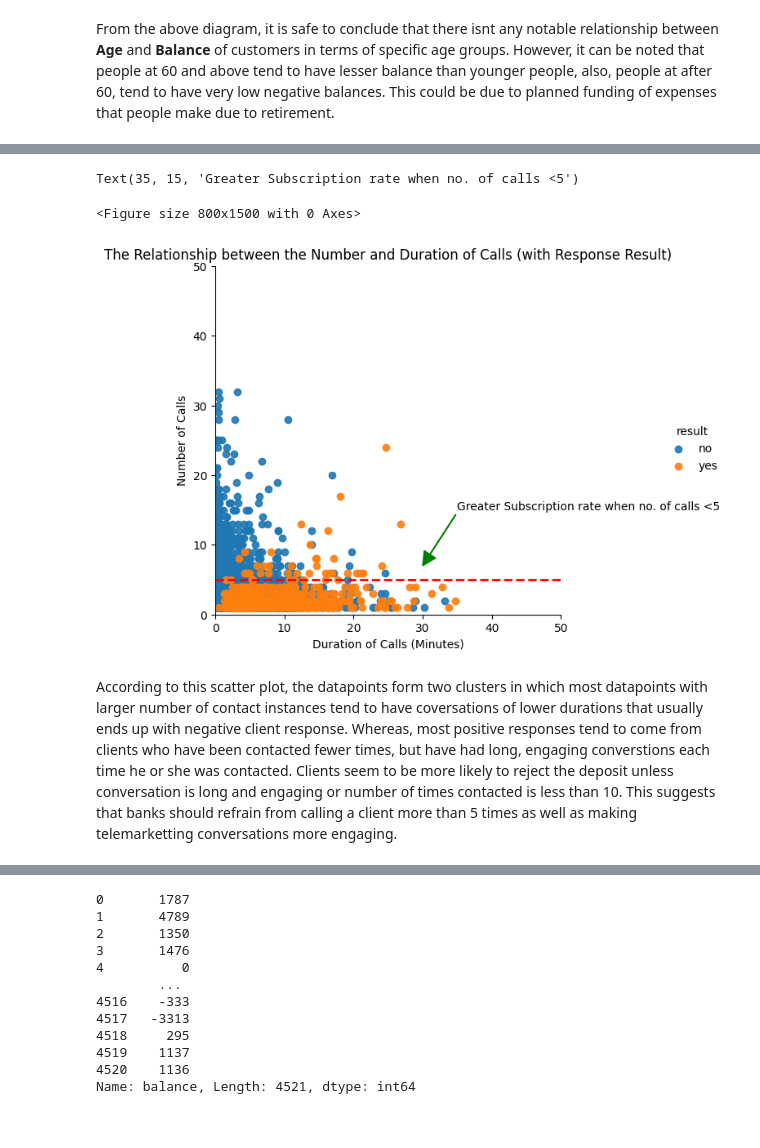
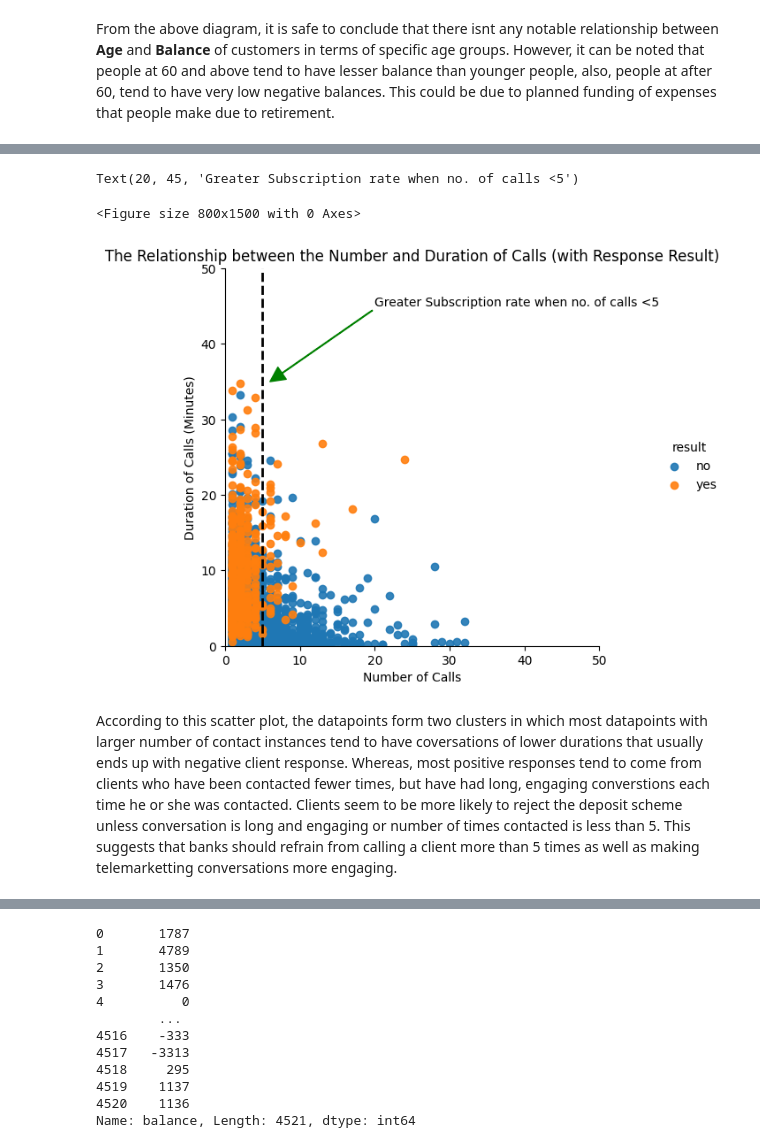
Before and after one commit to noorraghib12/BlockStakML-Raghib-Noor, a Jupyter notebook: BLOCK_STAK_ML.ipynb, the cells around one changed output, grey strips where cells are left out. Saved outputs shown, nothing was run; the diff lists cells and outputs as text; code cells hidden in the pictures.

```diff
--- a/BLOCK_STAK_ML.ipynb
+++ b/BLOCK_STAK_ML.ipynb
@@ -5,7 +5,7 @@ import seaborn as sns
 import matplotlib.pyplot as plt
 import numpy as np
 # %%
-df=pd.read_csv("F:\\blocstak_data.csv")
+df=pd.read_csv("blocstak_data.csv")
 # %% [markdown]
 There are **4521** datapoints in this dataset. The dataset is highly imbalanced with **y**'s ratio of unique values being **0.88: 0.12**
 # %%
@@ -157,19 +295,19 @@ From the above diagram, it is safe to conclude that there isnt any notable relat
 # %%
 plt.figure(figsize=(8,15))
-sns.lmplot(x='duration',y='campaign',data=df,hue='result',fit_reg=False,height=5,scatter_kws={'alpha':0.9})
+sns.lmplot(x='campaign',y='duration',data=df,hue='result',fit_reg=False,height=5,scatter_kws={'alpha':0.9})
 
 plt.axis([0,50,0,50])
-plt.ylabel('Number of Calls')
-plt.xlabel('Duration of Calls (Minutes)')
+plt.ylabel('Duration of Calls (Minutes)')
+plt.xlabel('Number of Calls')
 plt.title('The Relationship between the Number and Duration of Calls (with Response Result)')
 
 
-plt.axhline(y=5, linewidth=2, color="red", linestyle='--')
-plt.annotate("Greater Subscription rate when no. of calls <5", xytext=(35,15), arrowprops=dict(color='green',width=0.5),xy=(30,7))
+plt.axvline(x=5, linewidth=2, color="black", linestyle='--')
+plt.annotate("Greater Subscription rate when no. of calls <5", xytext=(20,45), arrowprops=dict(color='green',width=0.5),xy=(6,35))
 # %% [output]
-Text(35, 15, 'Greater Subscription rate when no. of calls <5')
+Text(20, 45, 'Greater Subscription rate when no. of calls <5')
 <Figure size 800x1500 with 0 Axes>
-[figure, old version]
+[figure, new version]
 # %% [markdown]
-According to this scatter plot, the datapoints form two clusters in which most datapoints with larger number of contact instances tend to have coversations of lower durations that usually ends up with negative client response. Whereas, most positive responses tend to come from clients who have been contacted fewer times, but have had long, engaging converstions each time he or she was contacted. Clients seem to be more likely to reject the deposit unless conversation is long and engaging or number of times contacted is less than 10.
+According to this scatter plot, the datapoints form two clusters in which most datapoints with larger number of contact instances tend to have coversations of lower durations that usually ends up with negative client response. Whereas, most positive responses tend to come from clients who have been contacted fewer times, but have had long, engaging converstions each time he or she was contacted. Clients seem to be more likely to reject the deposit scheme unless conversation is long and engaging or number of times contacted is less than 5.
 This suggests that banks should refrain from calling a client more than 5 times as well as making telemarketting conversations more engaging.
```
Also changed, not shown: parts of 26 cells of this notebook, 1 other file.
